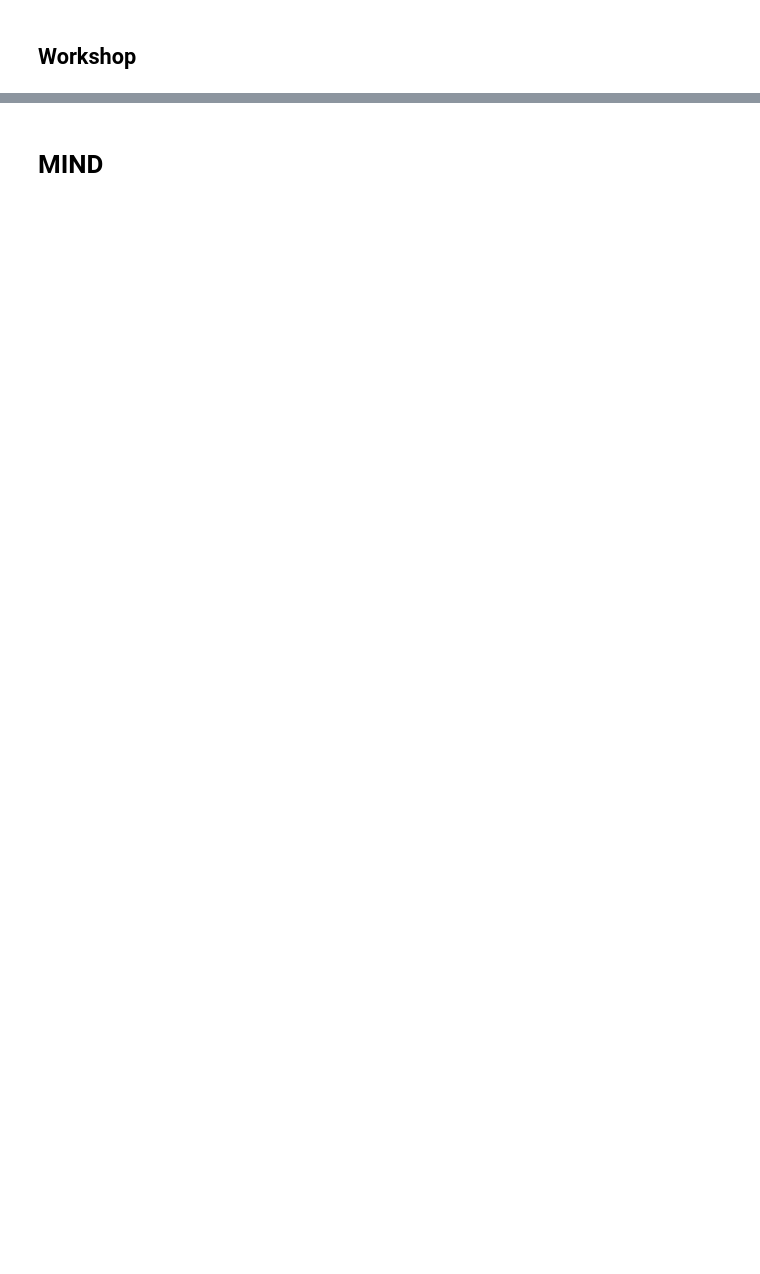
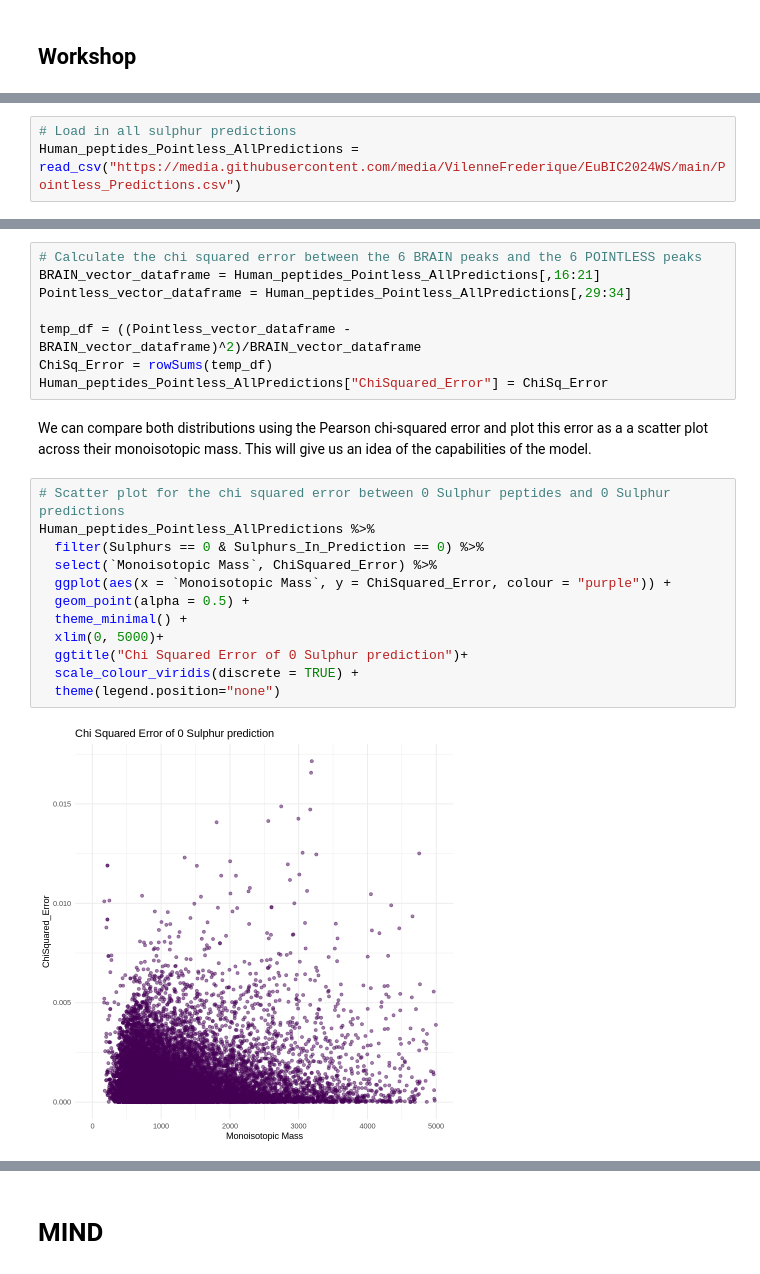
Before and after one commit to VilenneFrederique/EuBIC2024WS, a Jupyter notebook: EuBIC_Valkenborg_lab_Workshop.ipynb, the cells around one changed output, grey strips where cells are left out. Drawn from its saved outputs; the diff is of its cells as text; blank space fills up the shorter version.

```diff
--- a/EuBIC_Valkenborg_lab_Workshop.ipynb
+++ b/EuBIC_Valkenborg_lab_Workshop.ipynb
@@ -494,0 +495,3 @@ Link to presentation
+# %%
+# Load in all sulphur predictions
+Human_peptides_Pointless_AllPredictions = read_csv("https://media.githubusercontent.com/media/VilenneFrederique/EuBIC2024WS/main/Pointless_Predictions.csv")
@@ -494,0 +519,24 @@ Link to presentation
+# %%
+# Calculate the chi squared error between the 6 BRAIN peaks and the 6 POINTLESS peaks
+BRAIN_vector_dataframe = Human_peptides_Pointless_AllPredictions[,16:21]
+Pointless_vector_dataframe = Human_peptides_Pointless_AllPredictions[,29:34]
+
+temp_df = ((Pointless_vector_dataframe - BRAIN_vector_dataframe)^2)/BRAIN_vector_dataframe
+ChiSq_Error = rowSums(temp_df)
+Human_peptides_Pointless_AllPredictions["ChiSquared_Error"] = ChiSq_Error
+# %% [markdown]
+We can compare both distributions using the Pearson chi-squared error and plot this error as a a scatter plot across their monoisotopic mass. This will give us an idea of the capabilities of the model.
+# %%
+# Scatter plot for the chi squared error between 0 Sulphur peptides and 0 Sulphur predictions
+Human_peptides_Pointless_AllPredictions %>%
+  filter(Sulphurs == 0 & Sulphurs_In_Prediction == 0) %>%
+  select(`Monoisotopic Mass`, ChiSquared_Error) %>%
+  ggplot(aes(x = `Monoisotopic Mass`, y = ChiSquared_Error, colour = "purple")) +
+  geom_point(alpha = 0.5) +
+  theme_minimal() +
+  xlim(0, 5000)+
+  ggtitle("Chi Squared Error of 0 Sulphur prediction")+
+  scale_colour_viridis(discrete = TRUE) +
+  theme(legend.position="none")
+# %% [output]
+[figure, added]
```
Also changed, not shown: parts of 66 cells of this notebook, 11 other files.
